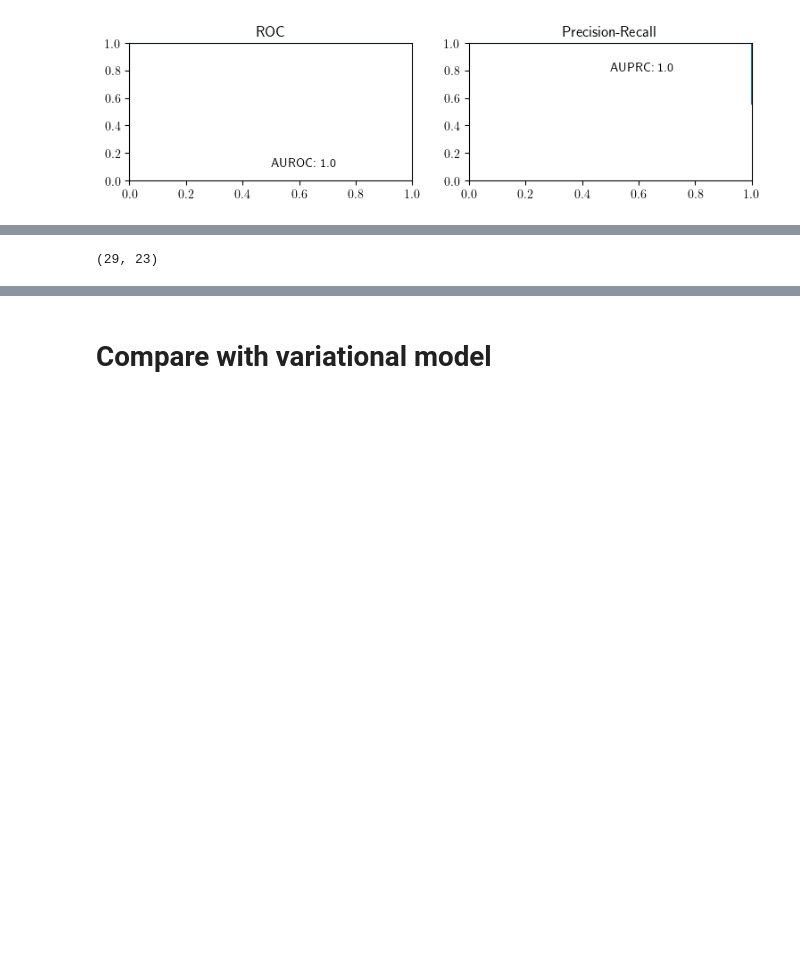
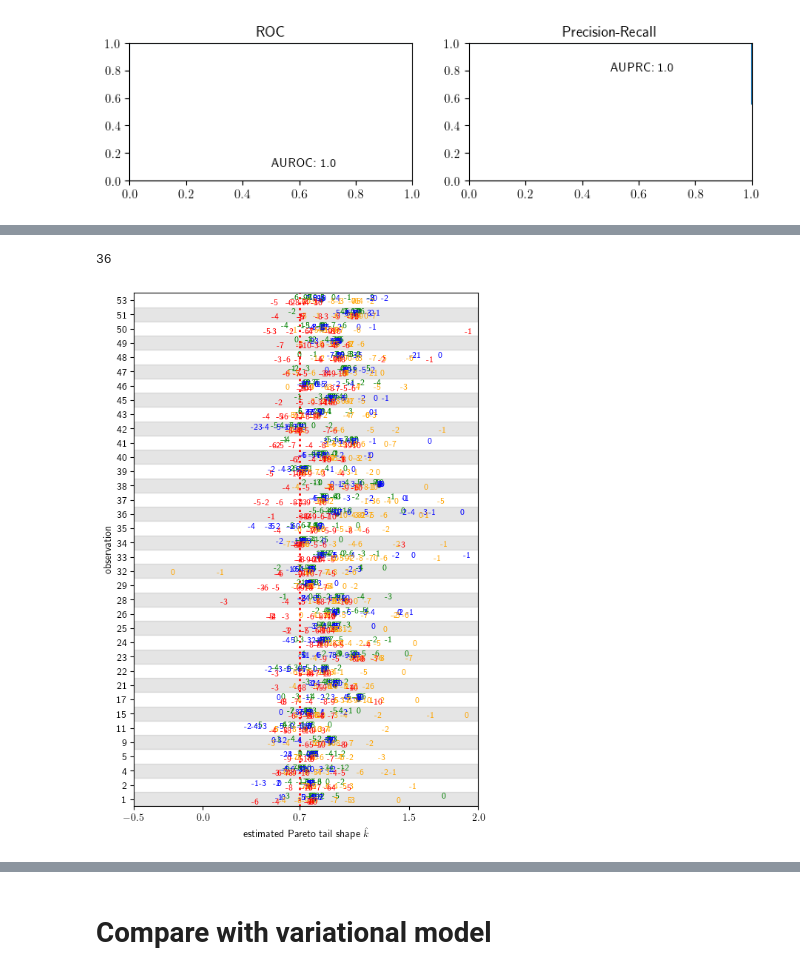
Before and after one commit to mederrata/bayesianquilts, a Jupyter notebook: notebooks/ovarian_pystan.ipynb, the cells around one changed output, grey strips where cells are left out. Saved outputs shown, nothing was run; the diff lists cells and outputs as text; code cells hidden in the pictures; blank space fills up the shorter version.

```diff
--- a/notebooks/ovarian_pystan.ipynb
+++ b/notebooks/ovarian_pystan.ipynb
@@ -981,6 +943,55 @@ _ = plt.savefig("khat_detailed.pdf", bbox_inches='tight')
-# %%
-len(df[['khat', "p_psis", 'ndx']].iloc[0, :].values[0]), len(ndx)
-# %% [output]
-(29, 23)
+# %%
+len(ndx_high_khat)
+# %% [output]
+36
+# %%
+fig = plt.figure(figsize=(6, 9))
+
+_ = plt.scatter(original.khat, np.array([ndx_high_khat.index(i) for i in original['ndx']]) ,color="black", s=12, alpha=0.6)
+_ = plt.scatter(kl_.khat, np.array([ndx_high_khat.index(i) for i in kl_['ndx']]), s=0, color='green', alpha=0.2)
+_ = plt.scatter(var_.khat, np.array([ndx_high_khat.index(i) for i in var_['ndx']]), s=0, color='purple', alpha=0.2)
+_ = plt.scatter(ll_.khat, np.array([ndx_high_khat.index(i) for i in ll_['ndx']]), s=0, color='green', alpha=0.2)
+_ = plt.scatter(mm1_.khat, np.array([ndx_high_khat.index(i) for i in mm1_['ndx']]), s=0, color='purple', alpha=0.2)
+
+kl_ = kl_[kl_.khat<2]
+ll_ = ll_[ll_.khat<2]
+var_ = var_[var_.khat<2]
+mm1_ = mm1_[mm1_.khat<2]
+_ = plt.axvline(x=0.7, linestyle='dotted', linewidth=2, color='red')
+
+for x, y, s in zip( kl_.khat, kl_['ndx'], kl_['rho_rank'].values.astype('int')):
+    if s > 7:
+        continue
+    plt.text(x, ndx_high_khat.index(y) + 0.2, str(s),  ha='center', va='center', color='green', fontsize=8)
+
+for x, y, s in zip( var_.khat, var_['ndx'], var_['rho_rank'].values.astype('int')):
+    if s > 7:
+        continue
+    plt.text(x, ndx_high_khat.index(y) + 0.1, str(s),  ha='center', va='center', color='blue', fontsize=8)
+
+for x, y, s in zip( ll_.khat, ll_['ndx'], ll_['rho_rank'].values.astype('int')):
+    if s > 3:
+        continue
+    plt.text(x, ndx_high_khat.index(y) - 0.1, str(s),  ha='center', va='center', color='orange', fontsize=8)
+
+for x, y, s in zip( mm1_.khat, mm1_['ndx'], mm1_['rho_rank'].values.astype('int')):
+    if s > 3:
+        continue
+    plt.text(x, ndx_high_khat.index(y) - 0.2, str(s),  ha='center', va='center', color='red', fontsize=8)
+
+_ = plt.ylabel("observation")
+_ = plt.ylim(-0.5, ymax - 0.5)
+_ = plt.xlabel(r'estimated Pareto tail shape $\hat{k}$')
+_ = plt.yticks(ticks=np.arange(ymax), labels=loo['KL']['ndx'])
+_ = plt.xlim((-0.5, 2))
+_ = plt.xticks([-0.5, 0, 0.7, 1.5, 2])
+
+
+for y0, y1 in zip(np.arange(ymax+ 1)[::2]-0.5, np.arange(ymax + 1)[::2] + 0.5):
+    plt.axhspan(y0, y1, color='black', alpha=0.1, zorder=0)
+#_ = plt.xlim((-0.1, 2))
+_ = plt.savefig("khat_detailed.pdf", bbox_inches='tight')
+# %% [output]
+[figure, added]
 # %%
 df_ = df.explode(['khat', "p_psis", 'ndx'])[['ndx', 'p_psis', 'khat', 'T']]
```
Also changed, not shown: parts of 36 cells of this notebook.
